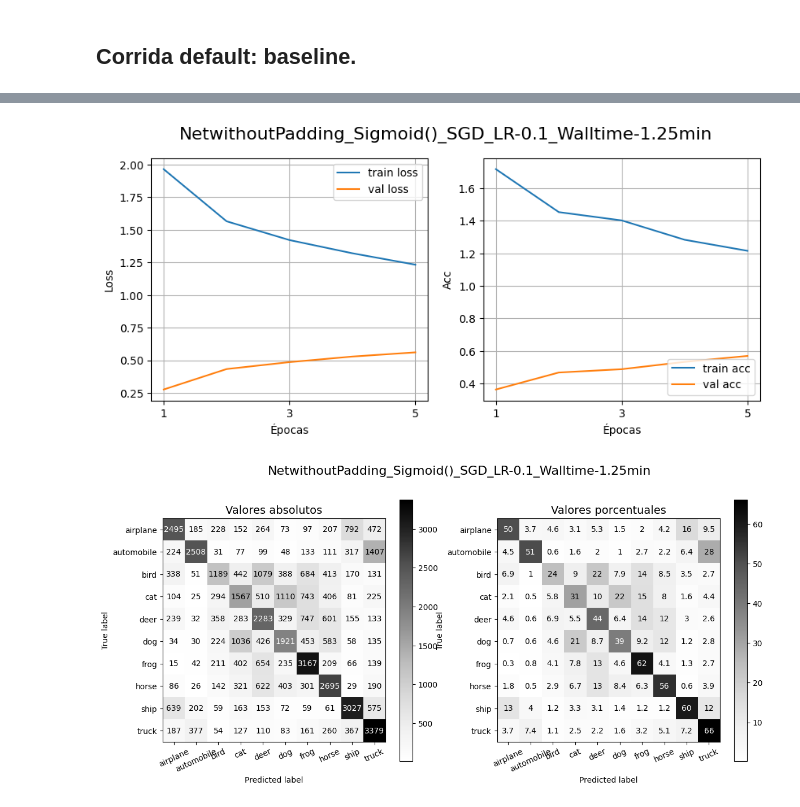
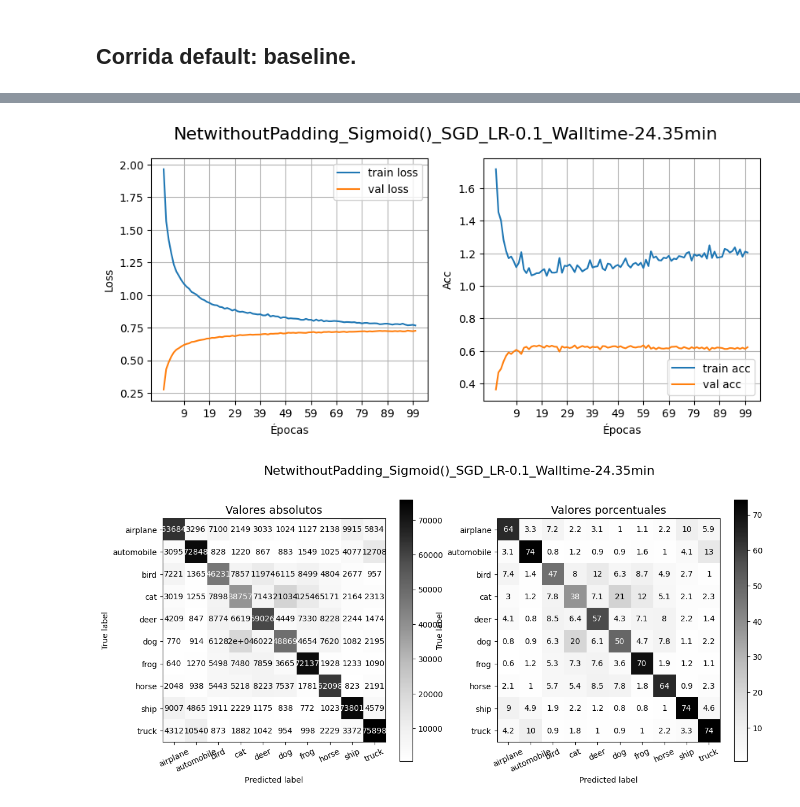
Before and after one commit to Cheva94/Diplo_Opt, a Jupyter notebook: 3_DL/Lab2/Resolución_Lab2.ipynb, the cells around one changed output, grey strips where cells are left out. Saved outputs shown, nothing was run; the diff lists cells and outputs as text; code cells hidden in the pictures.

```diff
--- a/3_DL/Lab2/Resolución_Lab2.ipynb
+++ b/3_DL/Lab2/Resolución_Lab2.ipynb
@@ -196,7 +196,10 @@ def plotting_confusion_matrix(path, CIFAR_CLASSES):
     axs[0].set_title('Valores absolutos', fontsize=14)
     axs[1].set_title('Valores porcentuales', fontsize=14)
 
-    plt.suptitle(path.split('_Etiquetas')[0], fontsize=16)
+    titulo = path.split('_Etiquetas')[0]
+    if len(titulo.split('Outputs/')) == 2:
+        titulo = titulo.split('Outputs/')[1]
+    plt.suptitle(titulo, fontsize=16)
     plt.show()
 
 def plot_loss_and_accuracy(path):
@@ -226,7 +229,11 @@ def plot_loss_and_accuracy(path):
     axs[1].set_ylabel('Acc')
     axs[1].legend(loc='lower right')
 
-    plt.suptitle(path.split('_Metricas')[0], fontsize=16)
+    titulo = path.split('_Metricas')[0]
+    if len(titulo.split('Outputs/')) == 2:
+        titulo = titulo.split('Outputs/')[1]
+
+    plt.suptitle(titulo, fontsize=16)
     plt.show()
 # %% [markdown]
 ---
@@ -317,10 +334,10 @@ NetwithoutPadding_Sigmoid()_SGD_LR-0.1_Walltime-1.25min
 # %%
-path = 'NetwithoutPadding_Sigmoid()_SGD_LR-0.1_Walltime-1.25min_Metricas'
+path = 'https://raw.githubusercontent.com/Cheva94/Diplo_Opt/cheva_dl_lab2/3_DL/Lab2/Outputs/NetwithoutPadding_Sigmoid()_SGD_LR-0.1_Walltime-24.35min_Metricas.csv'
 plot_loss_and_accuracy(path)
 # %% [output]
-[figure, old version]
+[figure, new version]
 # %%
-path = 'NetwithoutPadding_Sigmoid()_SGD_LR-0.1_Walltime-1.25min_Etiquetas'
+path = 'https://raw.githubusercontent.com/Cheva94/Diplo_Opt/cheva_dl_lab2/3_DL/Lab2/Outputs/NetwithoutPadding_Sigmoid()_SGD_LR-0.1_Walltime-24.35min_Etiquetas.csv'
 plotting_confusion_matrix(path, CIFAR_CLASSES)
 # %% [output]
-[figure, old version]
+[figure, new version]
```
Also changed, not shown: parts of 2 cells of this notebook.
